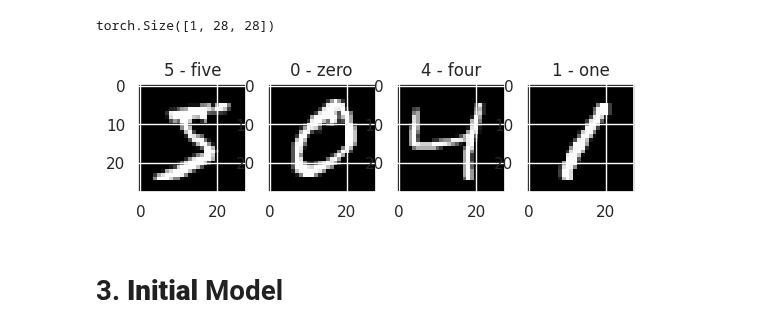
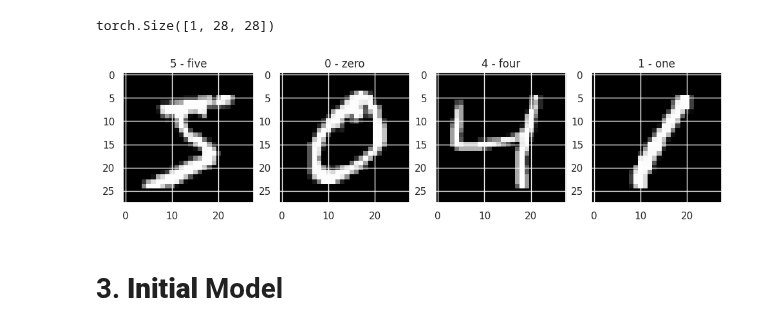
Before and after one commit to mohamedyosef101/learning_area, a Jupyter notebook: PyTorch/01_vanilla_nn.ipynb, the cells around one changed output. Cells and saved outputs as stored; diff of their text form; code cells hidden in the pictures.

```diff
--- a/PyTorch/01_vanilla_nn.ipynb
+++ b/PyTorch/01_vanilla_nn.ipynb
@@ -48,13 +48,14 @@ image.shape
 torch.Size([1, 28, 28])
 # %%
 # get a sample
+plt.figure(figsize=(12, 3))
 for i in range(4):
   image, label = train[i]
   plt.subplot(1, 4, i+1)
   plt.imshow(image.squeeze(), cmap='gray')
   plt.title(train.classes[label])
 # %% [output]
-[figure, old version]
+[figure, new version]
 # %% [markdown]
 # 3. **Initial** Model
 # %%
```
Also changed, not shown: parts of 25 cells of this notebook.
